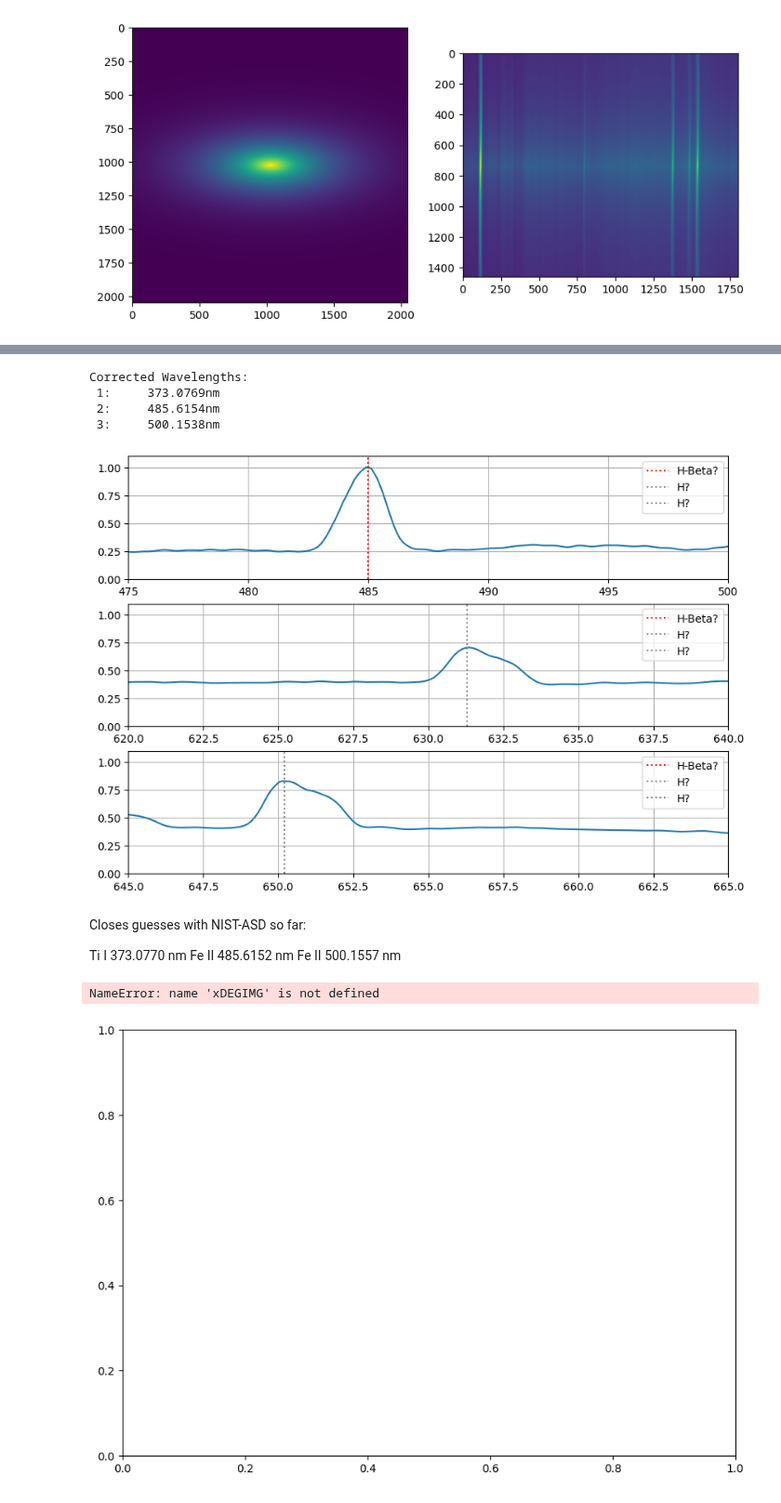
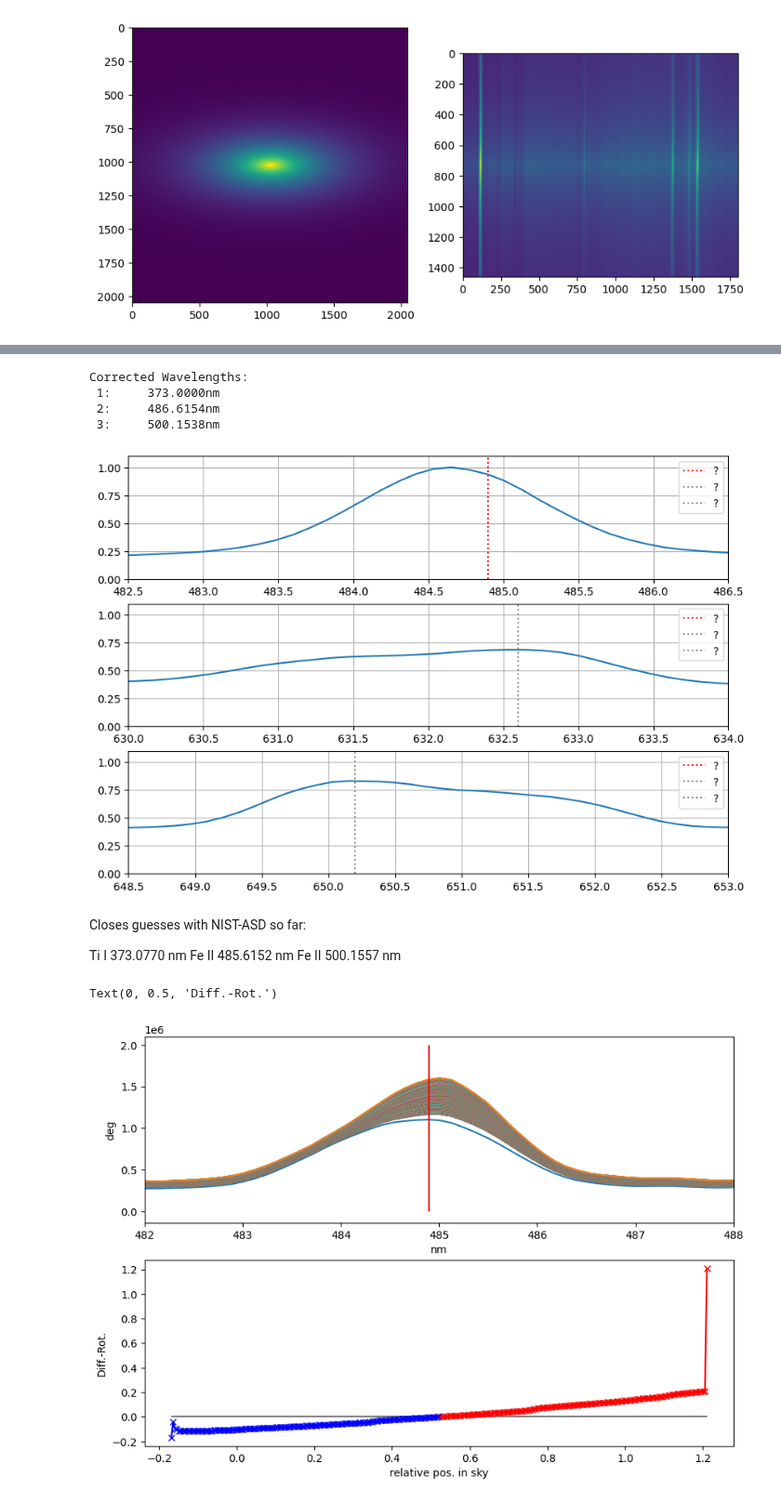
Before and after one commit to B0whunt3r21/AstroPrak, a Jupyter notebook: Galax_Spect/Galax_Spect.ipynb, the cells around one changed output, grey strips where cells are left out. Shown at 93% size. Cells and saved outputs as stored; diff of their text form; code cells hidden in the pictures.

Commit message:
Rot Curve (Ausreiszer?) and doc Merge

```diff
--- a/Galax_Spect/Galax_Spect.ipynb
+++ b/Galax_Spect/Galax_Spect.ipynb
@@ -116,27 +270,27 @@ def redshiftCorrection(wavelength):
 
 
 #Approx redshifted emmision-wavelengths in nm:
-line1 = 485
-line2 = 631.3
+line1 = 484.9
+line2 = 632.6
 line3 = 650.2
 
 fig, ax = plt.subplots(3, 1, figsize=(10, 7))
-ax[0].plot(x_NM_LSS.value, LSS[100, :]/max(LSS[100, :]))
+ax[0].plot(x_NM_LSS.value, LSS[732, :]/max(LSS[732, :]))
 ax[0].vlines(line1, 0, 1.1, linestyles=':', colors='r', label='?')
 ax[0].vlines(line2, 0, 1.1, linestyles=':', colors='gray', label='?')
 ax[0].vlines(line3, 0, 1.1, linestyles=':', colors='grey', label='?')
 #ax.set_xlim(min(x_NM_LSS.value), max(x_NM_LSS.value))
-ax[0].set_xlim(475, 500)
+ax[0].set_xlim(482.5, 486.5)
 ax[0].set_ylim(0, 1.1)
 ax[0].grid()
 ax[0].legend()
 
-ax[1].plot(x_NM_LSS.value, LSS[1400, :]/max(LSS[1400, :]))
+ax[1].plot(x_NM_LSS.value, LSS[100, :]/max(LSS[100, :]))
 ax[1].vlines(line1, 0, 1.1, linestyles=':', colors='r', label='?')
 ax[1].vlines(line2, 0, 1.1, linestyles=':', colors='gray', label='?')
 ax[1].vlines(line3, 0, 1.1, linestyles=':', colors='grey', label='?')
 #ax.set_xlim(min(x_NM_LSS.value), max(x_NM_LSS.value))
-ax[1].set_xlim(620, 640)
+ax[1].set_xlim(630, 634)
 ax[1].set_ylim(0, 1.1)
 ax[1].grid()
 ax[1].legend()
@@ -146,7 +300,7 @@ ax[2].vlines(line1, 0, 1.1, linestyles=':', colors='r', label='?')
 ax[2].vlines(line2, 0, 1.1, linestyles=':', colors='gray', label='?')
 ax[2].vlines(line3, 0, 1.1, linestyles=':', colors='grey', label='?')
 #ax.set_xlim(min(x_NM_LSS.value), max(x_NM_LSS.value))
-ax[2].set_xlim(645, 665)
+ax[2].set_xlim(648.5, 653)
 ax[2].set_ylim(0, 1.1)
 ax[2].grid()
 ax[2].legend()
@@ -159,10 +313,10 @@ corrLine3 = redshiftCorrection(line3)
 print(f'Corrected Wavelengths: \n 1:\t{corrLine1:.4f}nm \n 2:\t{corrLine2:.4f}nm \n 3:\t{corrLine3:.4f}nm')
 # %% [output]
 Corrected Wavelengths:
- 1:     373.0769nm
- 2:     485.6154nm
+ 1:     373.0000nm
+ 2:     486.6154nm
  3:     500.1538nm
-[figure, old version]
+[figure, new version]
 # %% [markdown]
 Closes guesses with NIST-ASD so far:
 
@@ -170,18 +324,53 @@ Ti I 	373.0770 nm
 Fe II 	485.6152 nm
 Fe II 	500.1557 nm
 # %%
-#Rot.-Curve (wrong slices so far)
-sliceSize = 150
+#Rot.-Curve (Samplinmg of 5 seems working the best)
+sliceSize = 5
 
-fig, ax = plt.subplots(1, 1, figsize=(10, 7))
+fig, ax = plt.subplots(2, 1, figsize=(10, 7))
 
-for i in range(len(y_DEG_LSS)):
-    ax.plot(IMG[i:sliceSize])
+res = len(y_ARCSEC_LSS)//sliceSize
 
-ax.vlines(165.4, 0, 1e7, linestyles='-', colors='gray')
+maxes = []
 
-ax.set_xlabel='deg'
-ax.set_ylabel='deg'
+#Plotting Slices
+for i in range(res):
+    slit = np.nansum(LSS[i:i+sliceSize, :], axis=0)
+    ax[0].plot(x_NM_LSS, slit)
+    maxes.append(slit.max())
+
+avg = np.median(maxes)
+
+#Plt 1
+ax[0].vlines(line1, 0, 2e6, linestyles='-', colors='r')
+ax[0].set_xlim(482, 488)
+ax[0].set_xlabel('nm')
+ax[0].set_ylabel('deg')
+
+
+#Abs to diff rotation
+diffRot = np.empty_like(maxes)
+for v in range(len(maxes)-1):
+    diffRot[v] = maxes[v]-avg
+diffRot = np.divide(diffRot, avg)
+
+maxX = np.max(diffRot)
+minX = np.min(diffRot)
+avgX = np.average(diffRot)
+
+
+x = np.linspace(minX, maxX, len(diffRot))
+
+r = np.ma.masked_where(diffRot < 0, diffRot)
+b = np.ma.masked_where(diffRot > 0, diffRot)
+
+
+#Plt 2
+ax[1].hlines(0, minX, maxX, color='gray')
+ax[1].plot(x, r, c='r', marker='x')
+ax[1].plot(x, b, c='b', marker='x')
+ax[1].set_xlabel('relative pos. in sky')
+ax[1].set_ylabel('Diff.-Rot.')
 # %% [output]
-NameError: name 'xDEGIMG' is not defined
+Text(0, 0.5, 'Diff.-Rot.')
-[figure, old version]
+[figure, new version]
```
Also changed, not shown: parts of 6 cells of this notebook.
